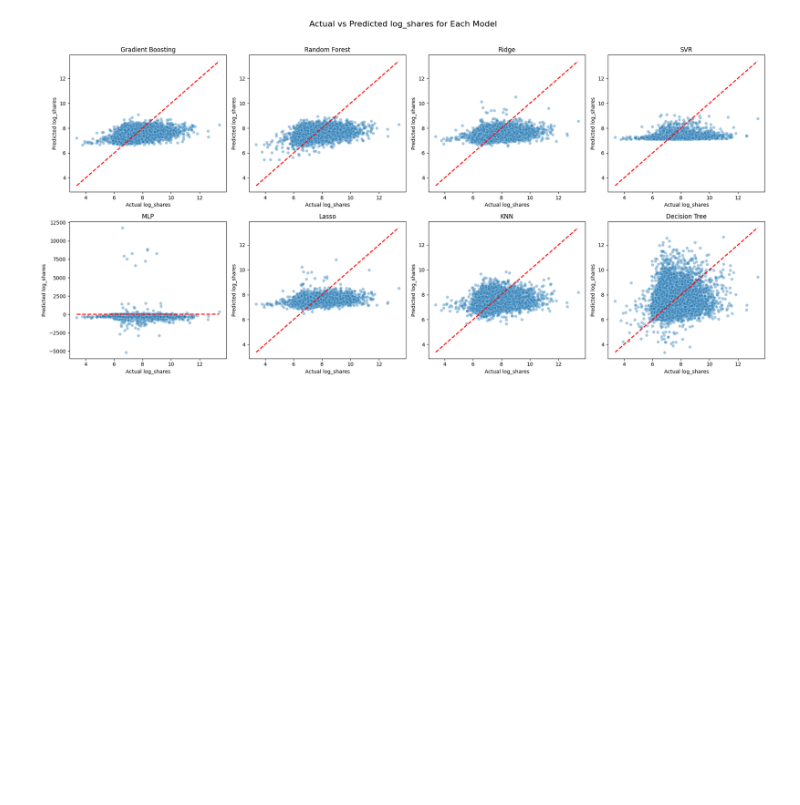
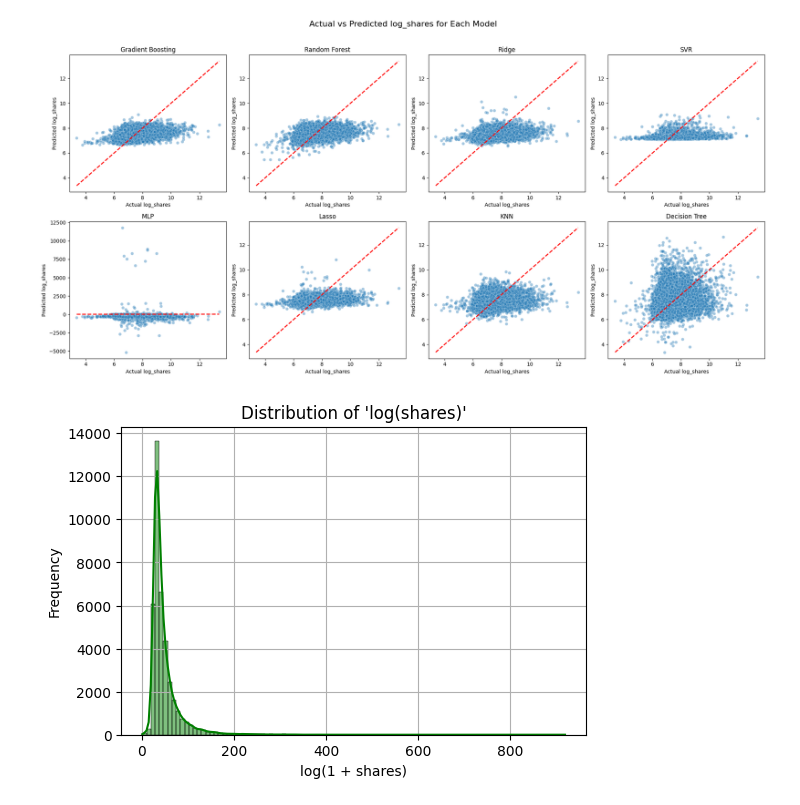
Before and after one commit to Dajinder/Online_news_popularity, a Jupyter notebook: ML_PR_Projeject_1.ipynb, the cells around one changed output. Drawn from its saved outputs; the diff is of its cells as text; code cells hidden in the pictures; blank space fills up the shorter version.

Commit message:
addition of sqrt transformation to comapre the results with log transformation

```diff
--- a/ML_PR_Projeject_1.ipynb
+++ b/ML_PR_Projeject_1.ipynb
@@ -350,0 +385,25 @@ plt.show()
+# %%
+# Create a new column using sqrt transformation
+df['sqrt_shares'] = np.sqrt(df['shares'])
+
+# Update the cleaned version if needed
+# df_cleaned['sqrt_shares'] = np.sqrt(df_cleaned['shares'])
+# %%
+# df_cleaned['shares'].head()
+
+df_cleaned['shares'] = df.loc[df_cleaned.index, 'shares']
+df_cleaned['sqrt_shares'] = np.sqrt(df_cleaned['shares'])
+
+# print(df_cleaned['shares'].head())
+# print(df_cleaned['sqrt_shares'].head())
+
+# Compare new distribution with sqrt function
+plt.figure(figsize=(6, 4))
+sns.histplot(df_cleaned['sqrt_shares'], bins=100, kde=True, color='green')
+plt.title("Distribution of 'log(shares)'")
+plt.xlabel("log(1 + shares)")
+plt.ylabel("Frequency")
+plt.grid(True)
+plt.show()
+# %% [output]
+[figure, added]
```
Also changed, not shown: parts of 4 cells of this notebook.
